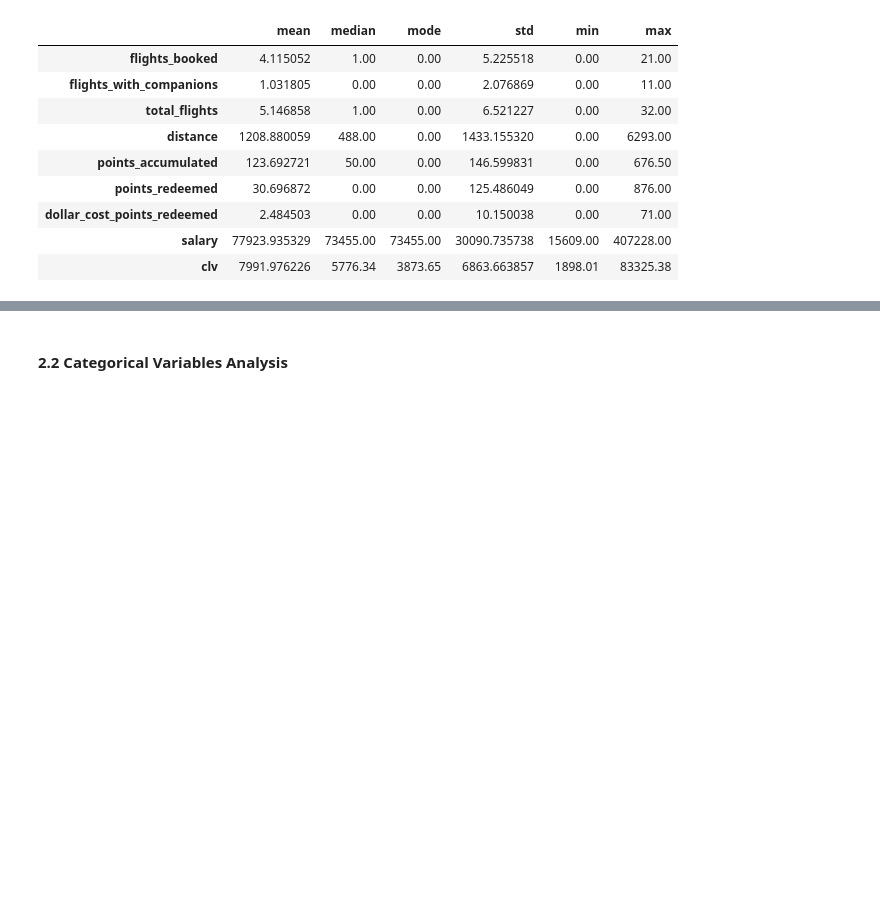
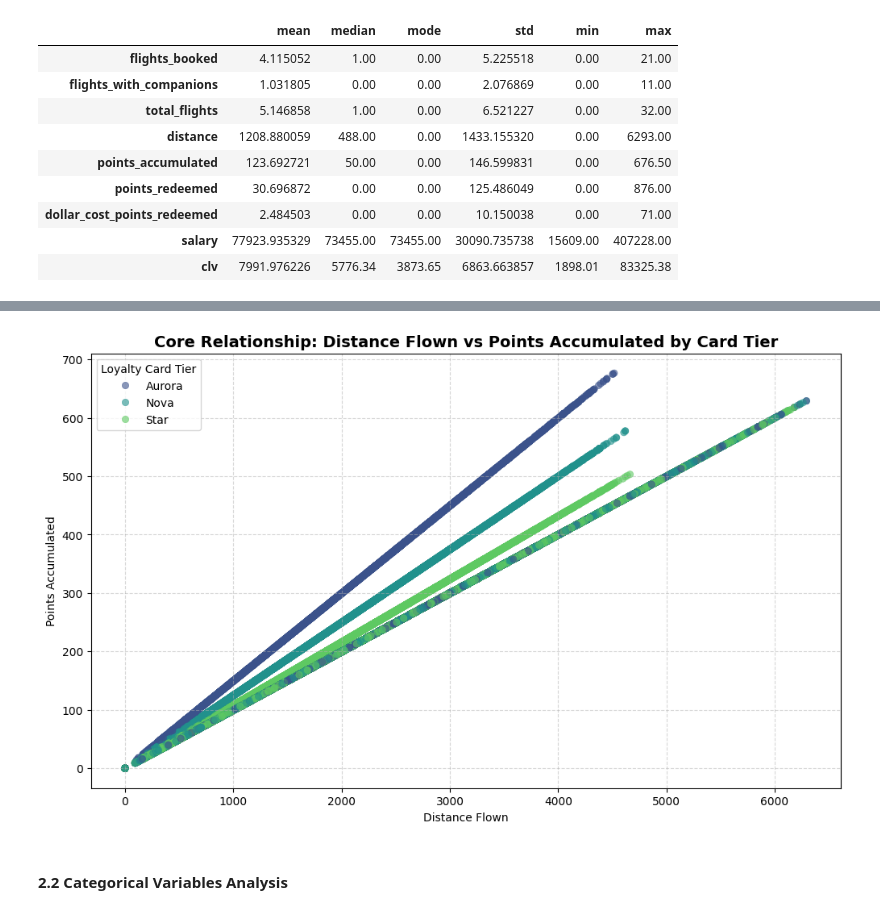
Before and after one commit to Adalab/bda-modulo-3-evaluacion-final-nataliapozoaraque-hash, a Jupyter notebook: flight_loyalty.analysis.ipynb, the cells around one changed output, grey strips where cells are left out. Drawn from its saved outputs; the diff is of its cells as text; code cells hidden in the pictures; blank space fills up the shorter version.

```diff
--- a/flight_loyalty.analysis.ipynb
+++ b/flight_loyalty.analysis.ipynb
@@ -490,3 +528,17 @@ plt.show()
+# %%
+# Specific Business Relationship: Distance vs Points by Loyalty Tier
+# This visualizes the actual economy of the loyalty program.
+plt.figure(figsize=(12, 7))
+sns.scatterplot(data=df_merged, x='distance', y='points_accumulated', hue='loyalty_card',
+                palette='viridis', alpha=0.6, edgecolor=None)
+plt.title("Core Relationship: Distance Flown vs Points Accumulated by Card Tier", fontsize=14, fontweight='bold')
+plt.xlabel("Distance Flown")
+plt.ylabel("Points Accumulated")
+plt.grid(True, linestyle='--', alpha=0.5)
+plt.legend(title="Loyalty Card Tier")
+plt.show()
+# %% [output]
+[figure, added]
 # %% [markdown]
 #### 2.2 Categorical Variables Analysis
 # %%
```
Also changed, not shown: parts of 6 cells of this notebook.
